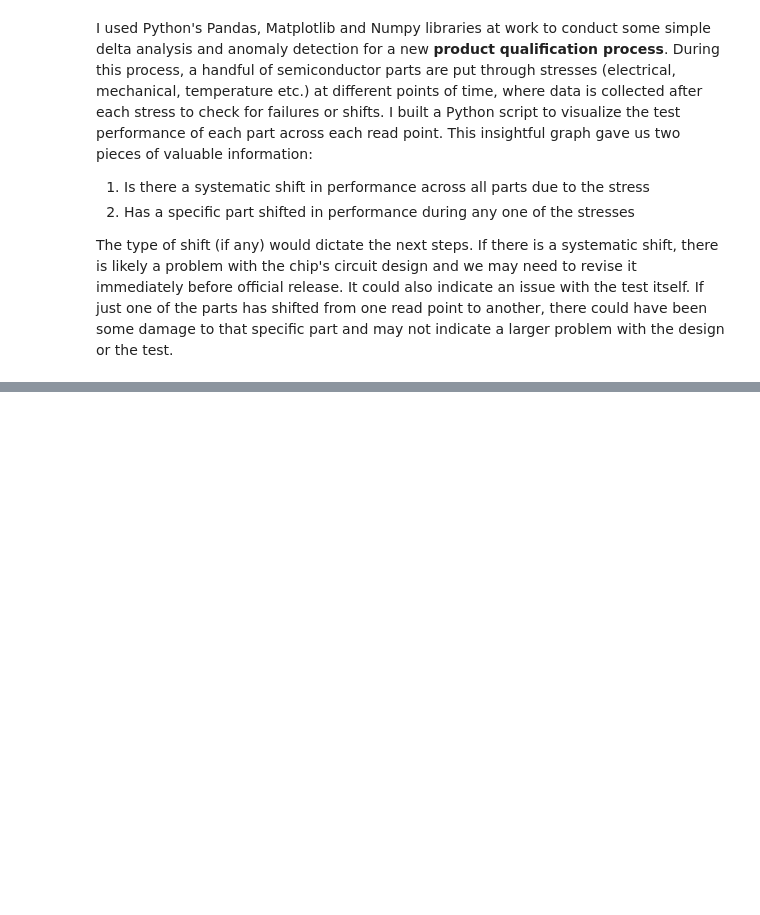
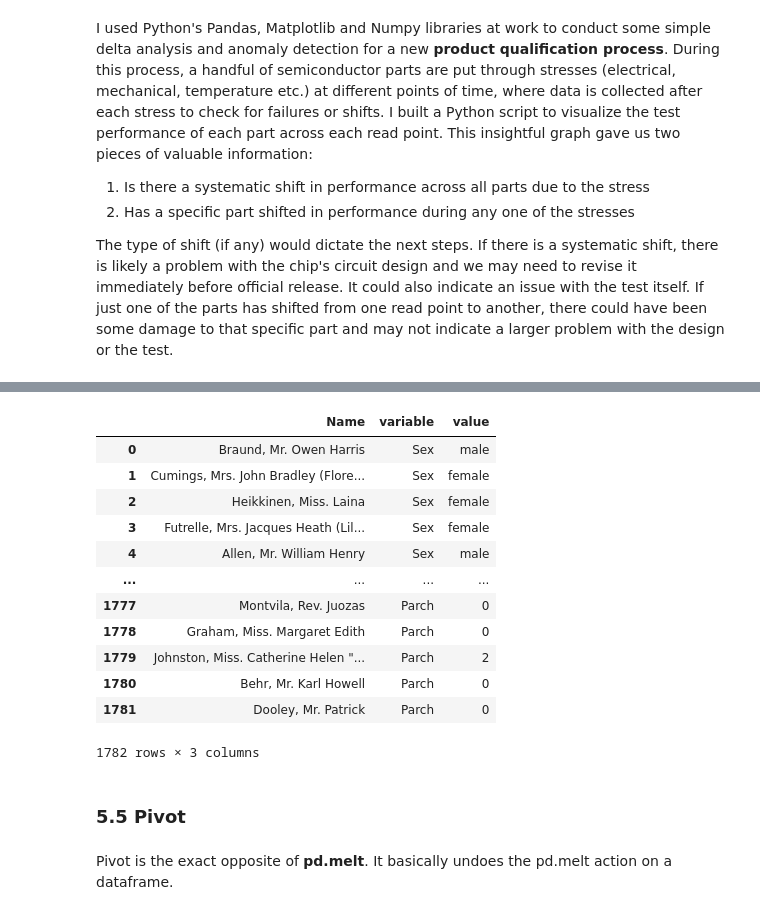
Before and after one commit to saychelsea11/Coding_Practice, a Jupyter notebook: python_practice_notebook.ipynb, the cells around one changed output, grey strips where cells are left out. Drawn from its saved outputs; the diff is of its cells as text; code cells hidden in the pictures; blank space fills up the shorter version.

```diff
--- a/python_practice_notebook.ipynb
+++ b/python_practice_notebook.ipynb
@@ -703,0 +1038,21 @@ The type of shift (if any) would dictate the next steps. If there is a systemati
+# %%
+df_melt_2 = pd.melt(df,id_vars='Name',value_vars=['Sex','Parch'])
+df_melt_2
+# %% [output]
+|  | Name | variable | value |
+| 0 | Braund, Mr. Owen Harris | Sex | male |
+| 1 | Cumings, Mrs. John Bradley (Flore... | Sex | female |
+| 2 | Heikkinen, Miss. Laina | Sex | female |
+| 3 | Futrelle, Mrs. Jacques Heath (Lil... | Sex | female |
+| 4 | Allen, Mr. William Henry | Sex | male |
+| ... | ... | ... | ... |
+| 1777 | Montvila, Rev. Juozas | Parch | 0 |
+| 1778 | Graham, Miss. Margaret Edith | Parch | 0 |
+| 1779 | Johnston, Miss. Catherine Helen "... | Parch | 2 |
+| 1780 | Behr, Mr. Karl Howell | Parch | 0 |
+| 1781 | Dooley, Mr. Patrick | Parch | 0 |
+1782 rows × 3 columns
+# %% [markdown]
+### 5.5 Pivot
+# %% [markdown]
+Pivot is the exact opposite of **pd.melt**. It basically undoes the pd.melt action on a dataframe.
```
Also changed, not shown: parts of 49 cells of this notebook, 2 other files.
